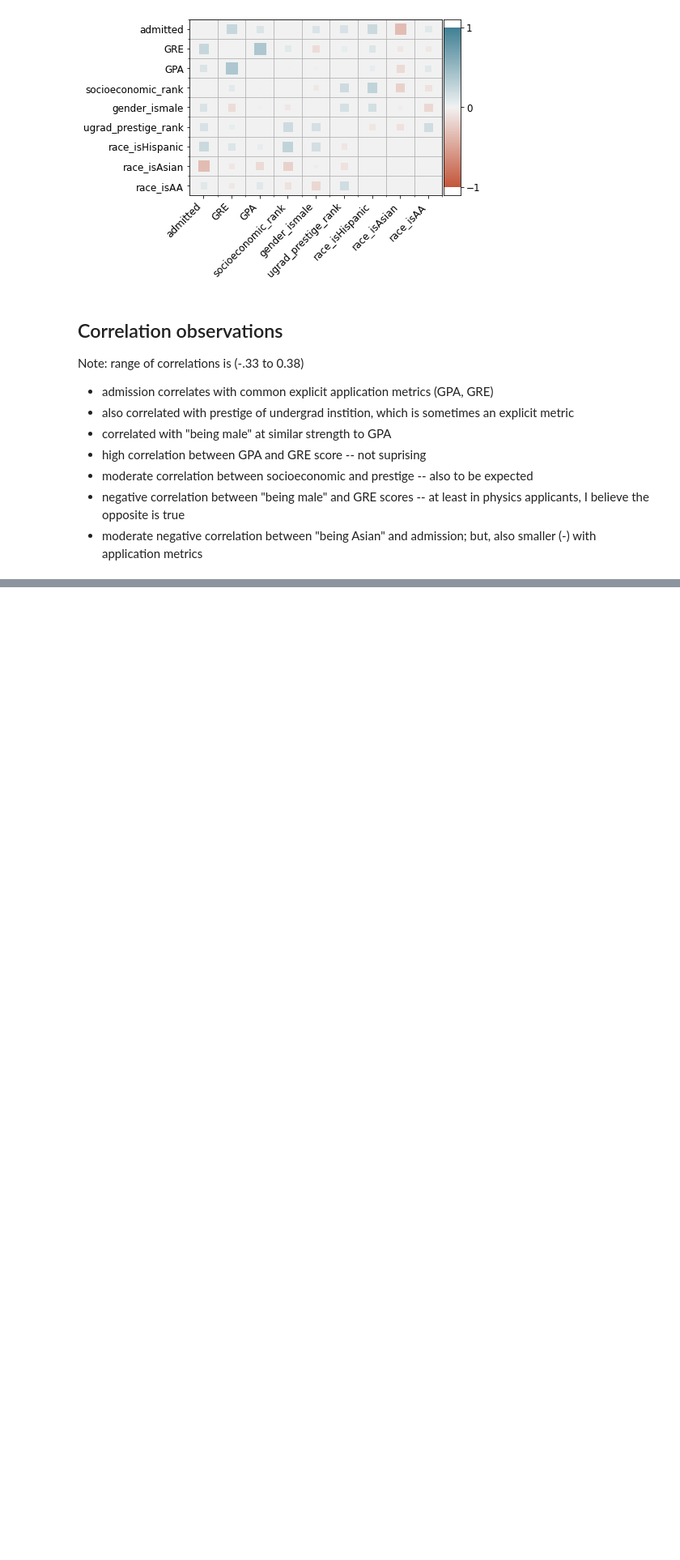
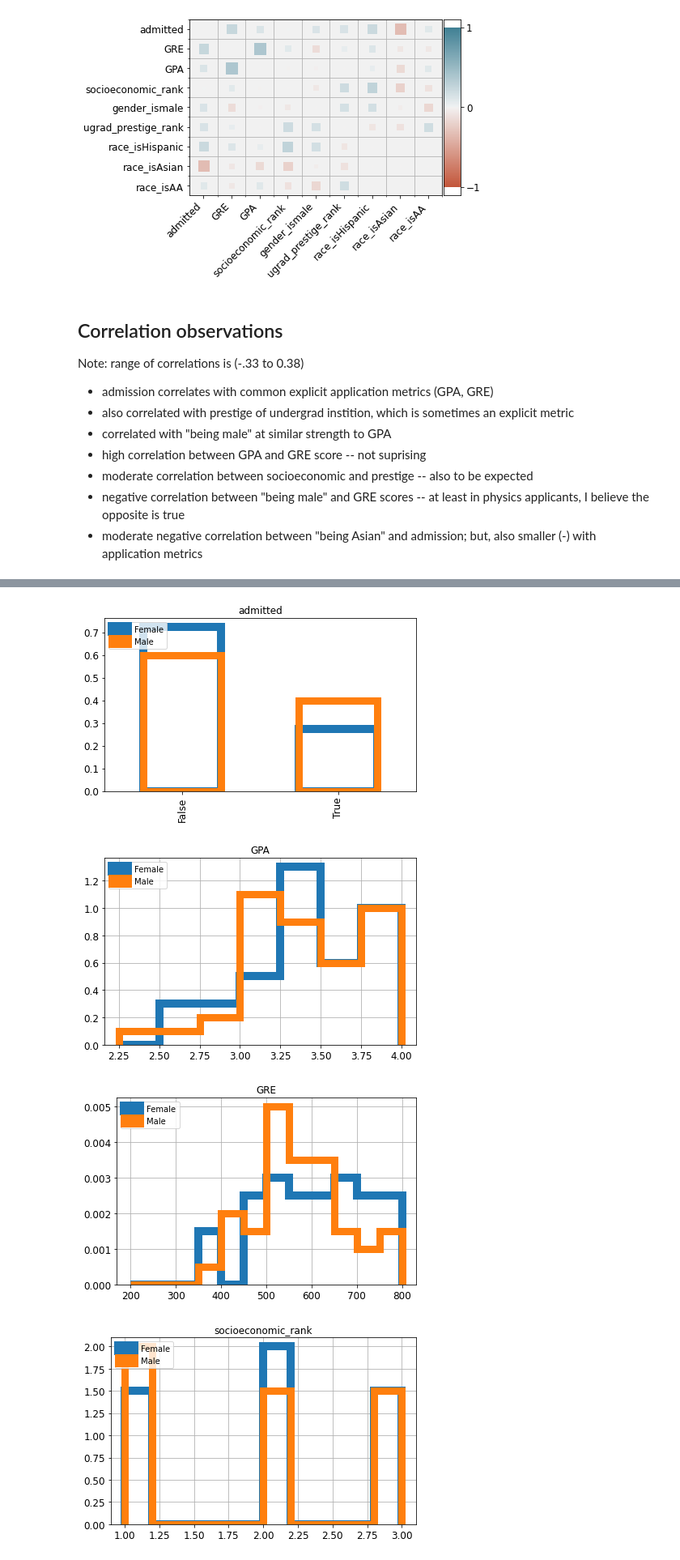
Before and after one commit to Reiff/Kaggle-Dataset-Work, a Jupyter notebook: USA_College_Admission/admissions_data_exp_and_model_training.ipynb, the cells around one changed output, grey strips where cells are left out. Shown at 81% size. Drawn from its saved outputs; the diff is of its cells as text; code cells hidden in the pictures; blank space fills up the shorter version.

```diff
--- a/USA_College_Admission/admissions_data_exp_and_model_training.ipynb
+++ b/USA_College_Admission/admissions_data_exp_and_model_training.ipynb
@@ -240,0 +282,11 @@ array([200., 250., 300., 350., 400., 450., 500., 550., 600., 650., 700.,
+# %%
+attributes = ['admitted',"GPA","GRE",'socioeconomic_rank','ugrad_prestige_rank', 'race_isHispanic', 'race_isAsian', 'race_isAA',"gender_ismale"]
+bins = [ None for _ in range(len(attributes)) ]
+bins[1:2] = [GPA_bins,GRE_bins]
+split_hist(df=admissions,attribute=attributes,source_cols='gender_ismale',
+           labels=['Female', 'Male'], bins=bins, save_suff="_by_gender")
+# %% [output]
+[figure, added]
+[figure, added]
+[figure, added]
+[figure, added]
```
Also changed, not shown: parts of 14 cells of this notebook, 34 other files.
